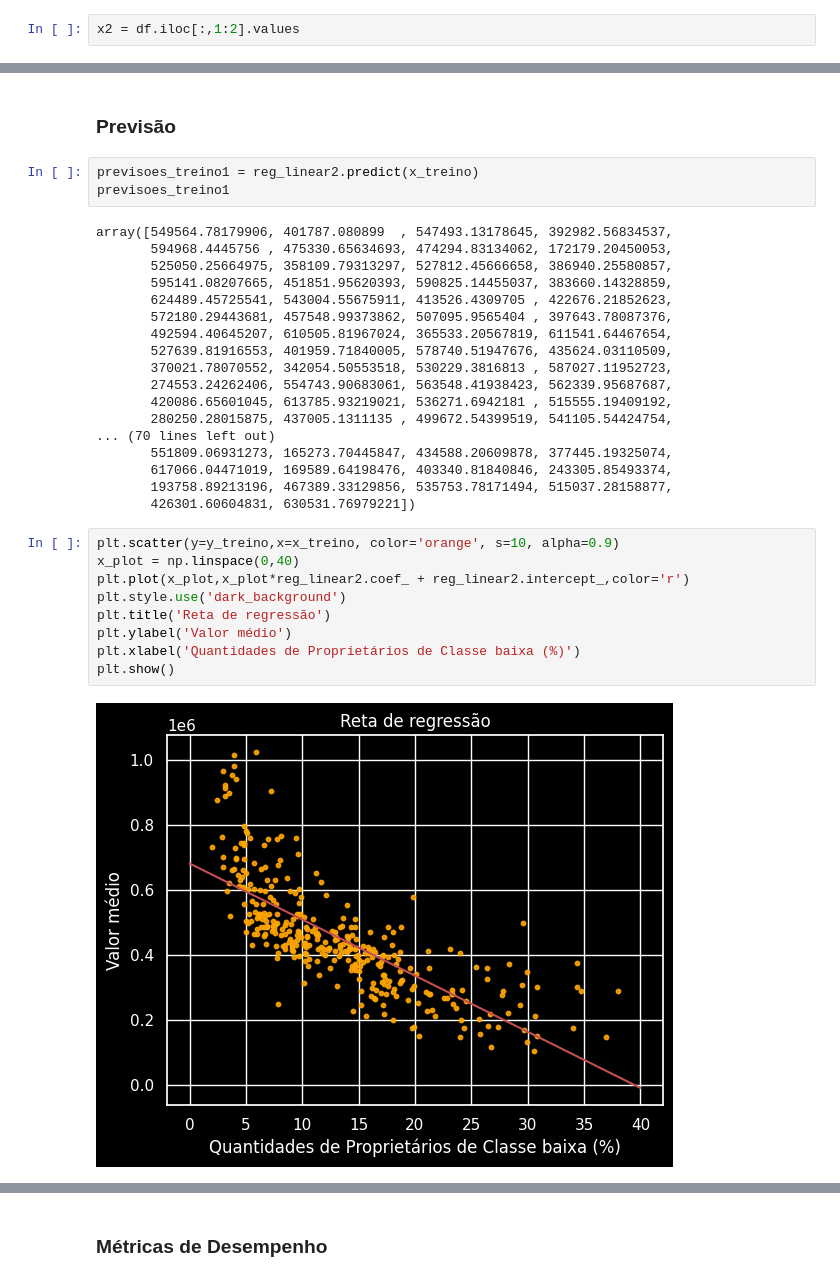
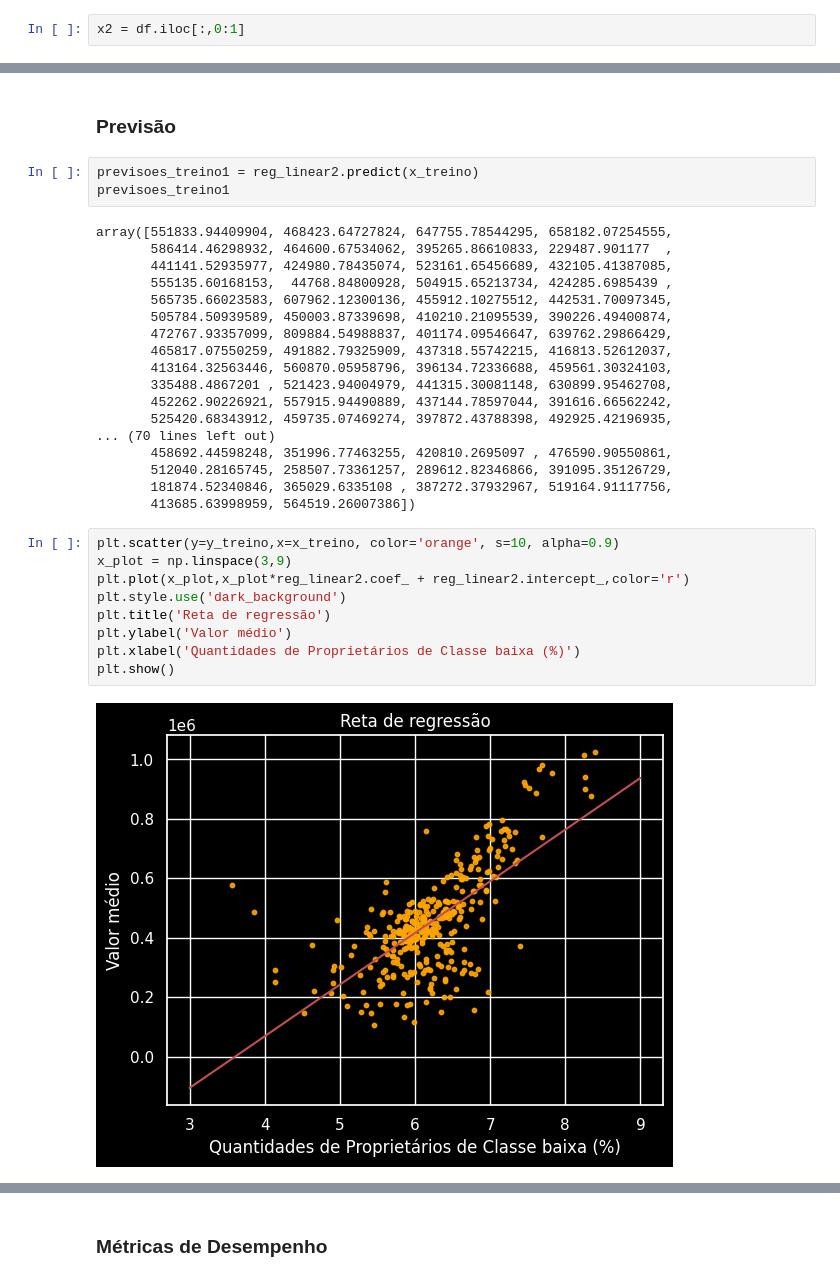
Before and after one commit to DiogoMonteiro99/repos, a Jupyter notebook: casas_boston.ipynb, the cells around one changed output, grey strips where cells are left out. Drawn from its saved outputs; the diff is of its cells as text.

```diff
--- a/casas_boston.ipynb
+++ b/casas_boston.ipynb
@@ -603,2 +610,2 @@ df.head(2)
 # %%
-x2 = df.iloc[:,1:2].values
+x2 = df.iloc[:,0:1]
@@ -645,34 +664,34 @@ reg_linear2.score(x_treino,y_treino)
 previsoes_treino1 = reg_linear2.predict(x_treino)
 previsoes_treino1
 # %% [output]
-array([549564.78179906, 401787.080899  , 547493.13178645, 392982.56834537,
-       594968.4445756 , 475330.65634693, 474294.83134062, 172179.20450053,
-       525050.25664975, 358109.79313297, 527812.45666658, 386940.25580857,
-       595141.08207665, 451851.95620393, 590825.14455037, 383660.14328859,
-       624489.45725541, 543004.55675911, 413526.4309705 , 422676.21852623,
-       572180.29443681, 457548.99373862, 507095.9565404 , 397643.78087376,
-       492594.40645207, 610505.81967024, 365533.20567819, 611541.64467654,
-       527639.81916553, 401959.71840005, 578740.51947676, 435624.03110509,
-       370021.78070552, 342054.50553518, 530229.3816813 , 587027.11952723,
-       274553.24262406, 554743.90683061, 563548.41938423, 562339.95687687,
-       420086.65601045, 613785.93219021, 536271.6942181 , 515555.19409192,
-       280250.28015875, 437005.1311135 , 499672.54399519, 541105.54424754,
+array([551833.94409904, 468423.64727824, 647755.78544295, 658182.07254555,
+       586414.46298932, 464600.67534062, 395265.86610833, 229487.901177  ,
+       441141.52935977, 424980.78435074, 523161.65456689, 432105.41387085,
+       555135.60168153,  44768.84800928, 504915.65213734, 424285.6985439 ,
+       565735.66023583, 607962.12300136, 455912.10275512, 442531.70097345,
+       505784.50939589, 450003.87339698, 410210.21095539, 390226.49400874,
+       472767.93357099, 809884.54988837, 401174.09546647, 639762.29866429,
+       465817.07550259, 491882.79325909, 437318.55742215, 416813.52612037,
+       413164.32563446, 560870.05958796, 396134.72336688, 459561.30324103,
+       335488.4867201 , 521423.94004979, 441315.30081148, 630899.95462708,
+       452262.90226921, 557915.94490889, 437144.78597044, 391616.66562242,
+       525420.68343912, 459735.07469274, 397872.43788398, 492925.42196935,
 ... (70 lines left out)
-       551809.06931273, 165273.70445847, 434588.20609878, 377445.19325074,
-       617066.04471019, 169589.64198476, 403340.81840846, 243305.85493374,
-       193758.89213196, 467389.33129856, 535753.78171494, 515037.28158877,
-       426301.60604831, 630531.76979221])
+       458692.44598248, 351996.77463255, 420810.2695097 , 476590.90550861,
+       512040.28165745, 258507.73361257, 289612.82346866, 391095.35126729,
+       181874.52340846, 365029.6335108 , 387272.37932967, 519164.91117756,
+       413685.63998959, 564519.26007386])
 # %%
 plt.scatter(y=y_treino,x=x_treino, color='orange', s=10, alpha=0.9)
-x_plot = np.linspace(0,40)
+x_plot = np.linspace(3,9)
 plt.plot(x_plot,x_plot*reg_linear2.coef_ + reg_linear2.intercept_,color='r')
 plt.style.use('dark_background')
 plt.title('Reta de regressão')
 plt.ylabel('Valor médio')
 plt.xlabel('Quantidades de Proprietários de Classe baixa (%)')
 plt.show()
 # %% [output]
-[figure, old version]
+[figure, new version]
 # %%
 # Prevendo os dados de teste
 previsoes_teste = reg_linear2.predict(x_teste)
```
Also changed, not shown: parts of 77 cells of this notebook.
